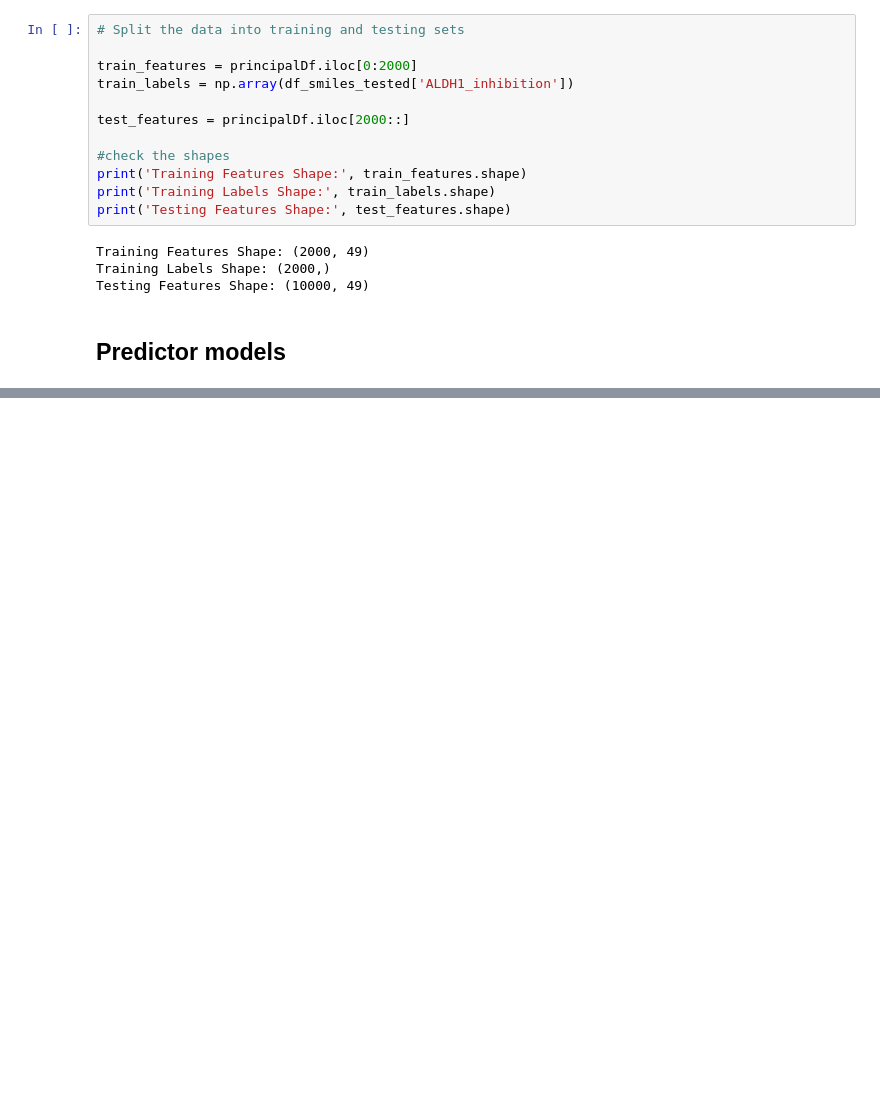
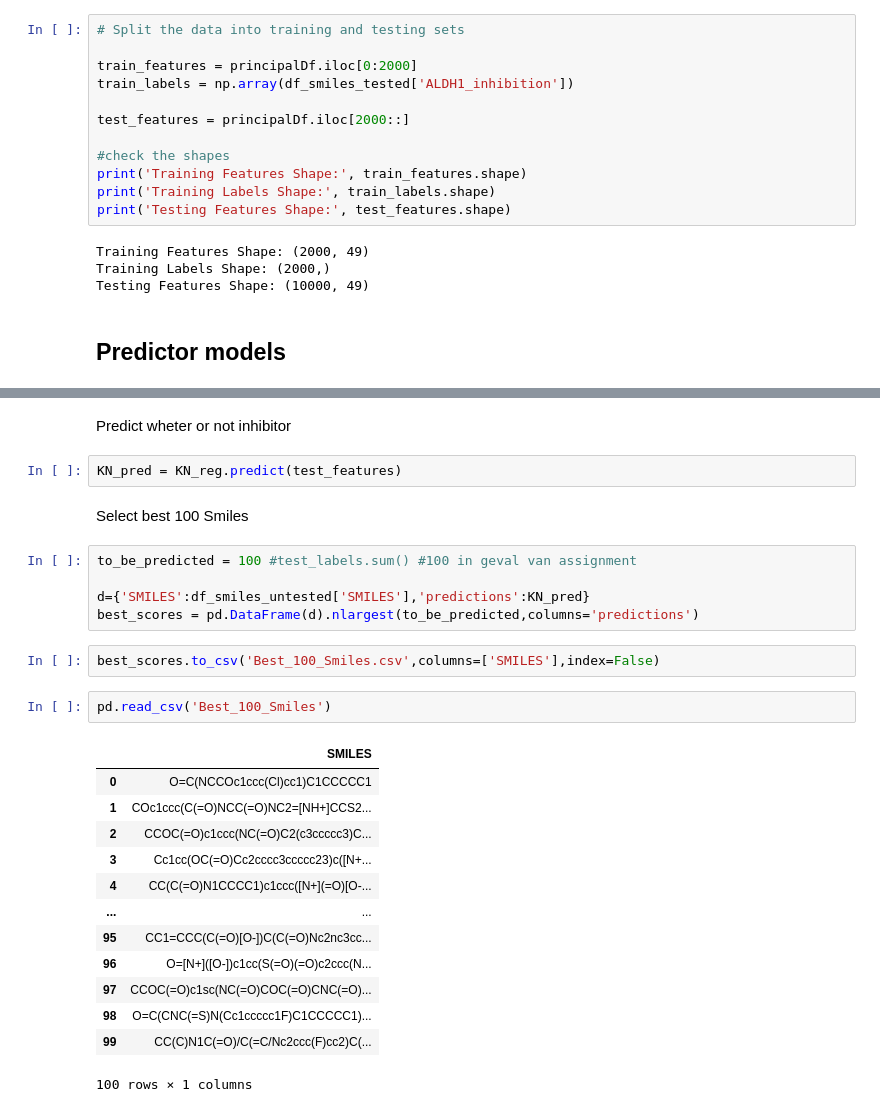
Before and after one commit to FunmilayoOlugbega/Advanced-programming, a Jupyter notebook: Assignment Best 100 Smiles.ipynb, the cells around one changed output, grey strips where cells are left out. Drawn from its saved outputs; the diff is of its cells as text; blank space fills up the shorter version.

```diff
--- a/Assignment Best 100 Smiles.ipynb
+++ b/Assignment Best 100 Smiles.ipynb
@@ -194,0 +145,29 @@ best_scores
+# %% [markdown]
+Predict wheter or not inhibitor
+# %%
+KN_pred = KN_reg.predict(test_features)
+# %% [markdown]
+Select best 100 Smiles
+# %%
+to_be_predicted = 100 #test_labels.sum() #100 in geval van assignment
+
+d={'SMILES':df_smiles_untested['SMILES'],'predictions':KN_pred}
+best_scores = pd.DataFrame(d).nlargest(to_be_predicted,columns='predictions')
+# %%
+best_scores.to_csv('Best_100_Smiles.csv',columns=['SMILES'],index=False)
+# %%
+pd.read_csv('Best_100_Smiles')
+# %% [output]
+|  | SMILES |
+| 0 | O=C(NCCOc1ccc(Cl)cc1)C1CCCCC1 |
+| 1 | COc1ccc(C(=O)NCC(=O)NC2=[NH+]CCS2... |
+| 2 | CCOC(=O)c1ccc(NC(=O)C2(c3ccccc3)C... |
+| 3 | Cc1cc(OC(=O)Cc2cccc3ccccc23)c([N+... |
+| 4 | CC(C(=O)N1CCCC1)c1ccc([N+](=O)[O-... |
+| ... | ... |
+| 95 | CC1=CCC(C(=O)[O-])C(C(=O)Nc2nc3cc... |
+| 96 | O=[N+]([O-])c1cc(S(=O)(=O)c2ccc(N... |
+| 97 | CCOC(=O)c1sc(NC(=O)COC(=O)CNC(=O)... |
+| 98 | O=C(CNC(=S)N(Cc1ccccc1F)C1CCCCC1)... |
+| 99 | CC(C)N1C(=O)/C(=C/Nc2ccc(F)cc2)C(... |
+100 rows × 1 columns
```
Also changed, not shown: parts of 18 cells of this notebook.
